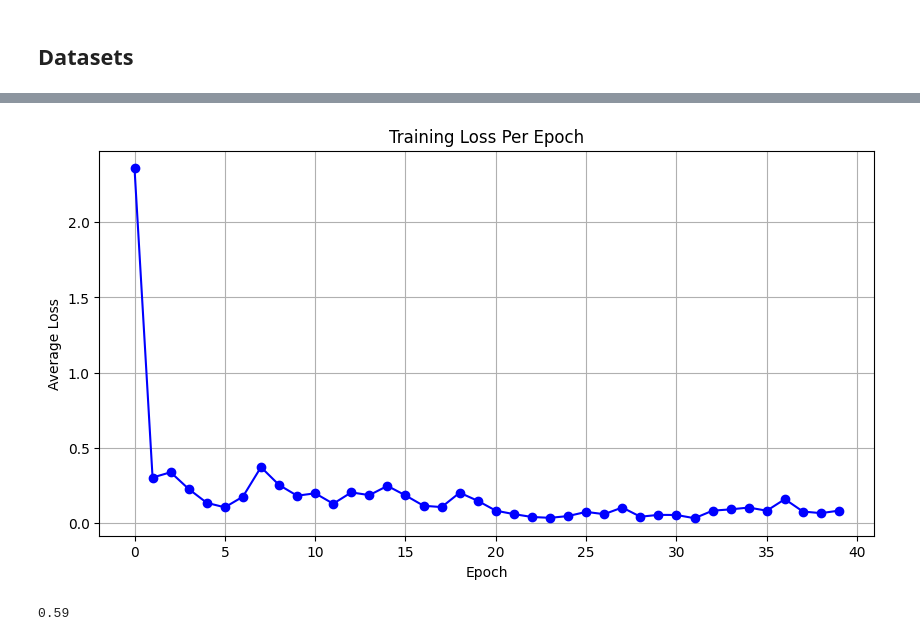
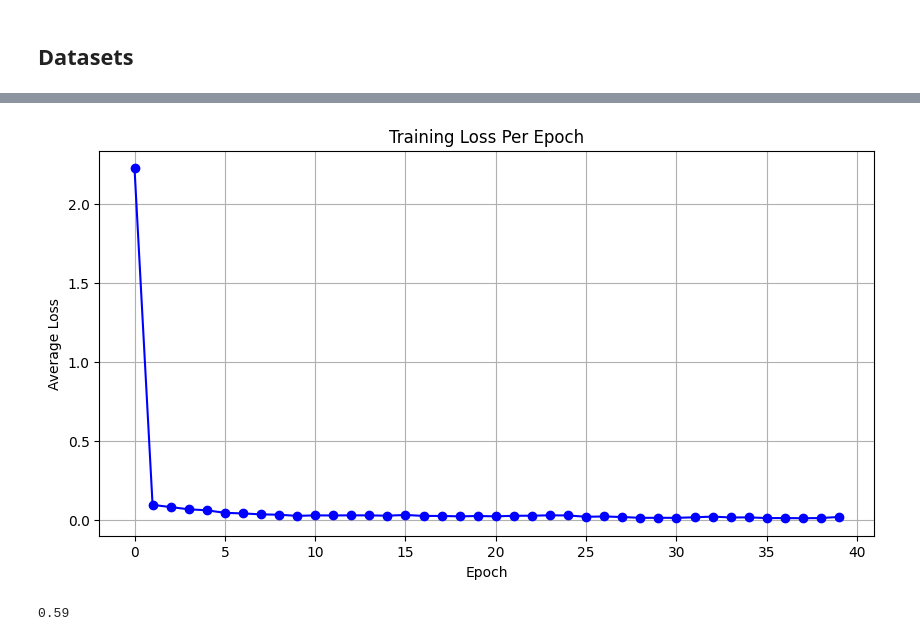
Before and after one commit to upadraj/In-context, a Jupyter notebook: integrate_data_teacher_student.ipynb, the cells around one changed output, grey strips where cells are left out. Cells and saved outputs as stored; diff of their text form; code cells hidden in the pictures.

Commit message:
Lr schedular added and modified hyperparameters.

```diff
--- a/integrate_data_teacher_student.ipynb
+++ b/integrate_data_teacher_student.ipynb
@@ -154,7 +157,7 @@ def create_validation_batch_token(
     return batch_tokens, batch_strings, all_indices[:limit],labels[:limit]
 # %%
 train_data_tokens, train_data_strings, _ = create_train_batch_token(
-    data_set_used, datasets, tokenizer=tokenizer, device=device
+    data_set_used, datasets,num_shots=32, num_sets= 100, tokenizer=tokenizer, device=device
 )
 # %%
 # Assuming `losses` is the list of epoch losses returned from the `train` function
@@ -167,18 +170,27 @@ def plot_losses(losses):
     plt.grid(True)
     plt.show()
 # %%
-def train(data, epochs=10, batch_size=16, device='cpu'):
+def train(data, epochs=10, batch_size=32, device='cpu'):
     student_model.to(device)
     teacher_model.to(device)
 
     student_model.train()
-    optimizer = torch.optim.AdamW(student_model.parameters(), lr=0.001)
+    optimizer = torch.optim.AdamW(student_model.parameters(), lr=1e-5, weight_decay=0.000001 )
     epoch_losses = []
 
+    num_batches = len(data) // batch_size
+    total_steps = num_batches * epochs
+    warmup_ratio = int(0.1 * total_steps)
+
+    def lr_schedular(current_step: int):
+        if current_step < warmup_ratio:
+            return float(current_step) / float(max(1,warmup_ratio))
+        return 1.
+
+    scheduler = LambdaLR(optimizer, lr_schedular)
 
     for epoch in range(epochs):
         total_loss = 0
-        num_batches = len(data) // batch_size
 
         for i in range(num_batches):
             batch_loss = 0
@@ -210,6 +222,7 @@ def train(data, epochs=10, batch_size=16, device='cpu'):
             # Average loss for the batch
             batch_loss /= batch_size
             total_loss += batch_loss
+            scheduler.step()
             # print(f"Epoch {epoch + 1}, Batch {i + 1}, Average Loss: {batch_loss}")
 
 
@@ -246,4 +259,4 @@ Total loss : 0.0020592946646502243
-[figure, old version]
+[figure, new version]
 # %%
 def predict(model, source, target=None, device='cpu'):
     predict = []
```
Also changed, not shown: parts of 3 cells of this notebook.
